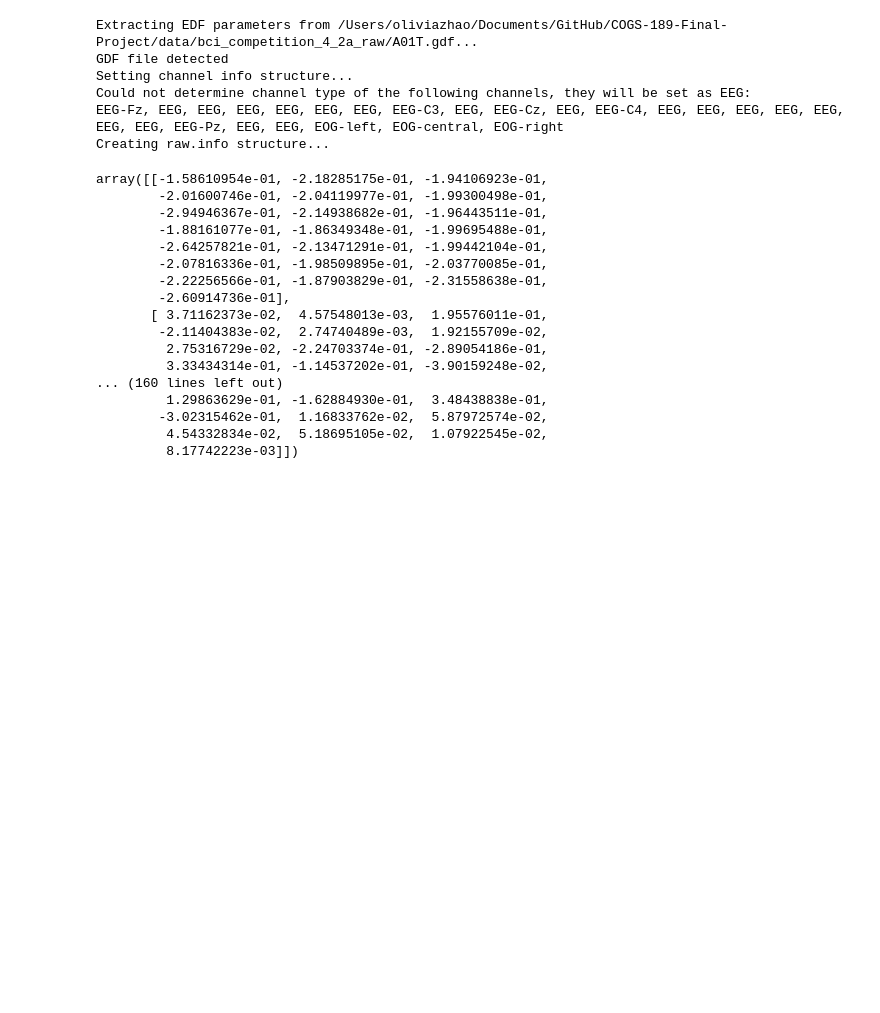
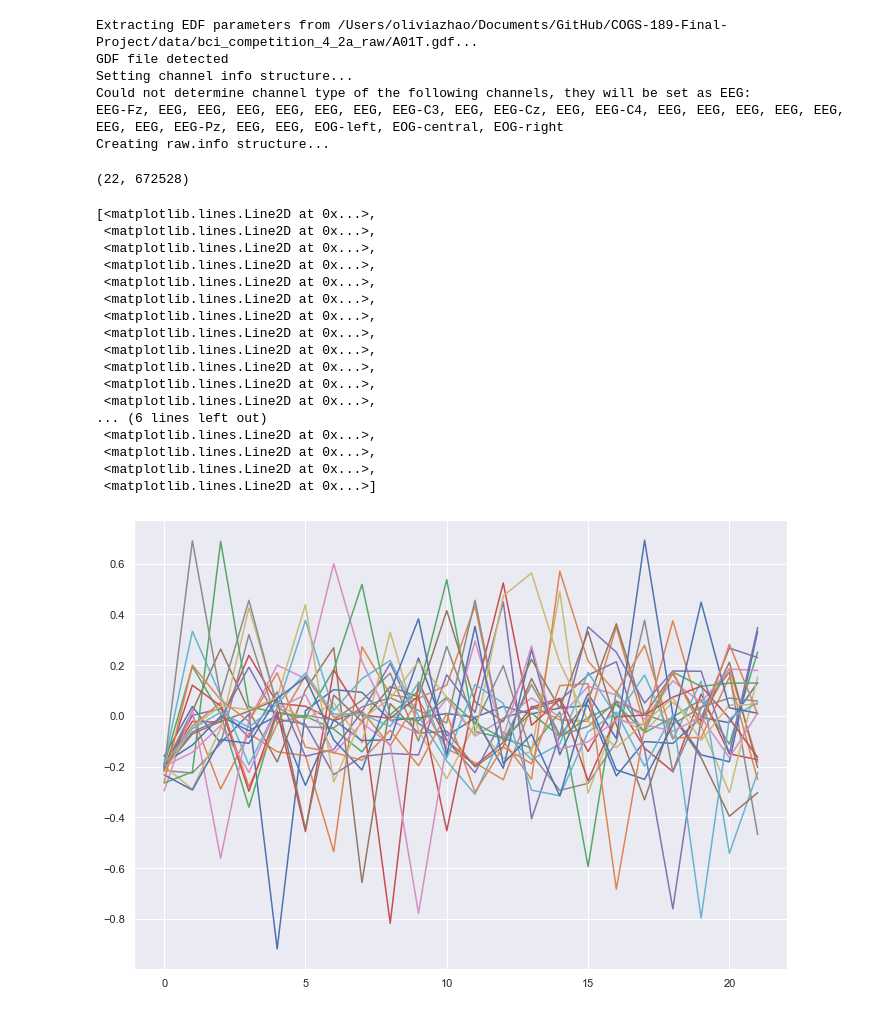
Before and after one commit to FeiYin99/COGS-189-Final-Project, a Jupyter notebook: ICA.ipynb, the cells around one changed output. Saved outputs shown, nothing was run; the diff lists cells and outputs as text; code cells hidden in the pictures; blank space fills up the shorter version.

```diff
--- a/ICA.ipynb
+++ b/ICA.ipynb
@@ -13,12 +13,13 @@ from sklearn.decomposition import FastICA
 # %%
 data_dir = 'data'
 bc4_2a_raw_name = 'bci_competition_4_2a_raw'
+bc3_3a_raw_name = 'bci_competition_3_3a_raw'
+
 bc4_2a_processed_name = 'bci_competition_4_2a_processed'
+bc3_3a_processed_name = 'bci_competition_3_3a_processed'
 
 bc4_2a_raw_dir = os.path.join(data_dir, bc4_2a_raw_name)
 bc4_2a_processed_dir = os.path.join(data_dir, bc4_2a_processed_name)
 
-processed_dataset_path = os.path.join(bc4_2a_processed_dir, 'A01T.npz')
-processed_dataset_npz = np.load(processed_dataset_path)
-print(processed_dataset_npz.files)
-print(processed_dataset_npz['processed_motor_imagery_data'].shape)
+bc3_3a_raw_dir = os.path.join(data_dir, bc3_3a_raw_name)
+bc3_3a_processed_dir = os.path.join(data_dir, bc3_3a_processed_name)
@@ -89,2 +190,0 @@ A_.shape
-# %%
-S_ = S_.T
@@ -98,0 +191,24 @@ raw_data.shape
+# %%
+## Define constants
+num_subjects = 3
+num_channels = 60
+sampling_f = 250  ## Hz
+baseline_duration = 2  ## seconds
+motor_imagery_start = 4.5  ## seconds after trial begins
+motor_imagery_end = 6.5  ## seconds after trial begins
+motor_imagery_trial_duration = int(motor_imagery_end - motor_imagery_start)  ## seconds
+
+## Note: for the 3_3a dataset, the training time span is technically 3s to 7s.
+##   but since no break is given, and reaction time is not accounted for, we use 4.5s to 6.5s,
+##   making a duration of 2s, same as 4_2a
+# %%
+## Create filter
+order = 6
+lower_passband = 7
+upper_passband = 30
+sos = butter(order,
+             [lower_passband, upper_passband],
+             analog = False,
+             btype = 'band',
+             output = 'sos',
+             fs = sampling_f)
@@ -254,24 +498,29 @@ Xw, whiteM = whiten(X)
 W = fastIca(Xw)
 # %%
 # ica
-W
+np.dot(W,Xw).shape
 # %% [output]
-array([[-1.58610954e-01, -2.18285175e-01, -1.94106923e-01,
-        -2.01600746e-01, -2.04119977e-01, -1.99300498e-01,
-        -2.94946367e-01, -2.14938682e-01, -1.96443511e-01,
-        -1.88161077e-01, -1.86349348e-01, -1.99695488e-01,
-        -2.64257821e-01, -2.13471291e-01, -1.99442104e-01,
-        -2.07816336e-01, -1.98509895e-01, -2.03770085e-01,
-        -2.22256566e-01, -1.87903829e-01, -2.31558638e-01,
-        -2.60914736e-01],
-       [ 3.71162373e-02,  4.57548013e-03,  1.95576011e-01,
-        -2.11404383e-02,  2.74740489e-03,  1.92155709e-02,
-         2.75316729e-02, -2.24703374e-01, -2.89054186e-01,
-         3.33434314e-01, -1.14537202e-01, -3.90159248e-02,
-... (160 lines left out)
-         1.29863629e-01, -1.62884930e-01,  3.48438838e-01,
-        -3.02315462e-01,  1.16833762e-02,  5.87972574e-02,
-         4.54332834e-02,  5.18695105e-02,  1.07922545e-02,
-         8.17742223e-03]])
+(22, 672528)
+# %%
+plt.plot(W)
+# %% [output]
+[<matplotlib.lines.Line2D at 0x...>,
+ <matplotlib.lines.Line2D at 0x...>,
+ <matplotlib.lines.Line2D at 0x...>,
+ <matplotlib.lines.Line2D at 0x...>,
+ <matplotlib.lines.Line2D at 0x...>,
+ <matplotlib.lines.Line2D at 0x...>,
+ <matplotlib.lines.Line2D at 0x...>,
+ <matplotlib.lines.Line2D at 0x...>,
+ <matplotlib.lines.Line2D at 0x...>,
+ <matplotlib.lines.Line2D at 0x...>,
+ <matplotlib.lines.Line2D at 0x...>,
+ <matplotlib.lines.Line2D at 0x...>,
+... (6 lines left out)
+ <matplotlib.lines.Line2D at 0x...>,
+ <matplotlib.lines.Line2D at 0x...>,
+ <matplotlib.lines.Line2D at 0x...>,
+ <matplotlib.lines.Line2D at 0x...>]
+[figure, added]
 # %%
 # sklearn fastica
```
Also changed, not shown: parts of 12 cells of this notebook, 6 other files.
